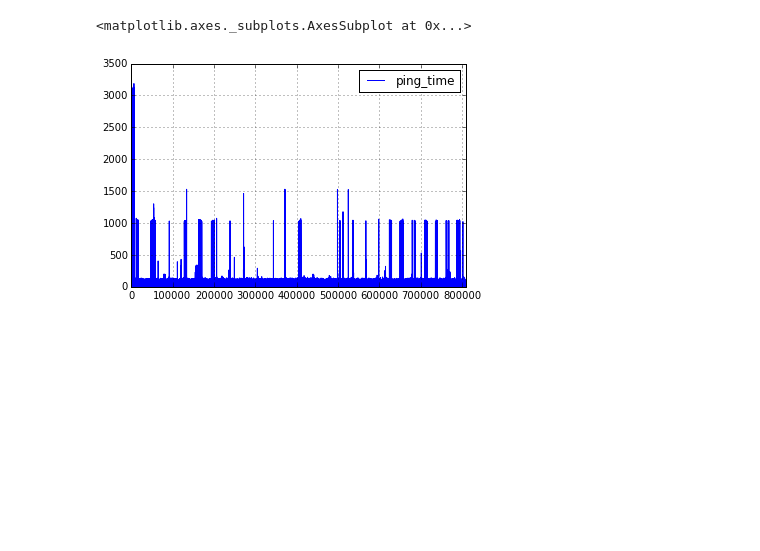
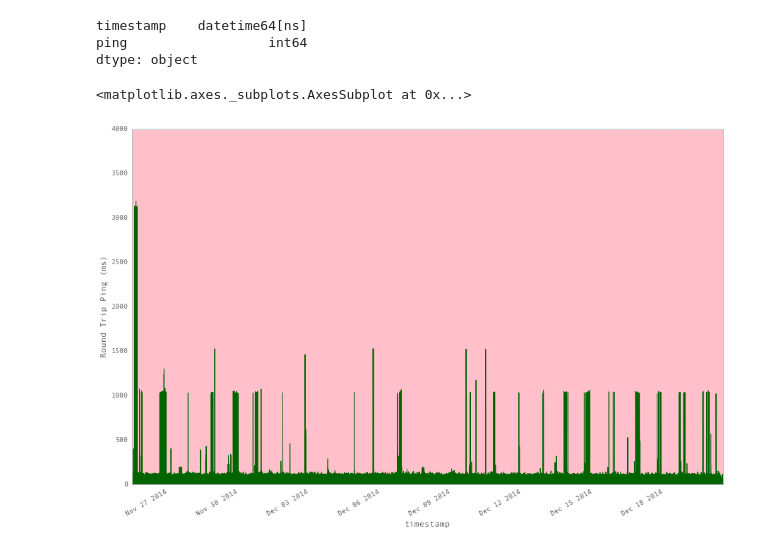
Before and after one commit to logston/IPython-Notebooks, a Jupyter notebook: ping-test/ping-test.ipynb, the cells around one changed output. Cells and saved outputs as stored; diff of their text form; code cells hidden in the pictures; blank space fills up the shorter version.

Commit message:
Further analysis of ping test data.

```diff
--- a/ping-test/ping-test.ipynb
+++ b/ping-test/ping-test.ipynb
@@ -46,5 +16,38 @@ import matplotlib.pyplot as plt
-# %%
-frame.plot()
-# %% [output]
-<matplotlib.axes._subplots.AxesSubplot at 0x...>
-[figure, removed]
+# %%
+# Probably a better way to do this. Would love to know.
+timeout_indices = df_raw['ping'].map(isnotint)
+# %%
+df_clean = df_raw.copy(deep=True)
+df_clean.loc[timeout_indices, 'ping'] = 0
+df_clean['timestamp'] = df_clean['timestamp'].map(datetime.datetime.fromtimestamp)
+df_clean['ping']= df_clean['ping'].map(int) # Probably a better way to do this.
+df_clean.dtypes
+# %% [output]
+timestamp    datetime64[ns]
+ping                  int64
+dtype: object
+# %%
+df_timeouts = df_raw.copy(deep=True)
+df_timeouts.loc[np.invert(timeout_indices), 'ping'] = 0
+# Make timeout pings equal size and 25% longer than the longest ping time recorded.
+df_timeouts.loc[timeout_indices, 'ping'] = df_clean['ping'].max() * 1.25
+df_timeouts['timestamp'] = df_timeouts['timestamp'].map(datetime.datetime.fromtimestamp)
+# %%
+# enable plotting in the current notebook with the inline backend
+%matplotlib inline
+
+import matplotlib as mpl
+import matplotlib.pyplot as plt
+
+pd.set_option('display.mpl_style', 'default')  # give plots a more pleasing visual style
+
+mpl.rcParams['figure.figsize'] = (15, 10) # Set default figure size
+# %%
+fig, ax = plt.subplots(1, 1)
+ax.set_xlabel('Date/Time')
+ax.set_ylabel('Round Trip Ping (ms)')
+df_timeouts.plot(x='timestamp', y='ping', ax=ax, legend=False, color='Pink')
+df_clean.plot(x='timestamp', y='ping', ax=ax, legend=False, color='DarkGreen')
+# %% [output]
+<matplotlib.axes._subplots.AxesSubplot at 0x...>
+[figure, added]
```
Also changed, not shown: parts of 19 cells of this notebook.
